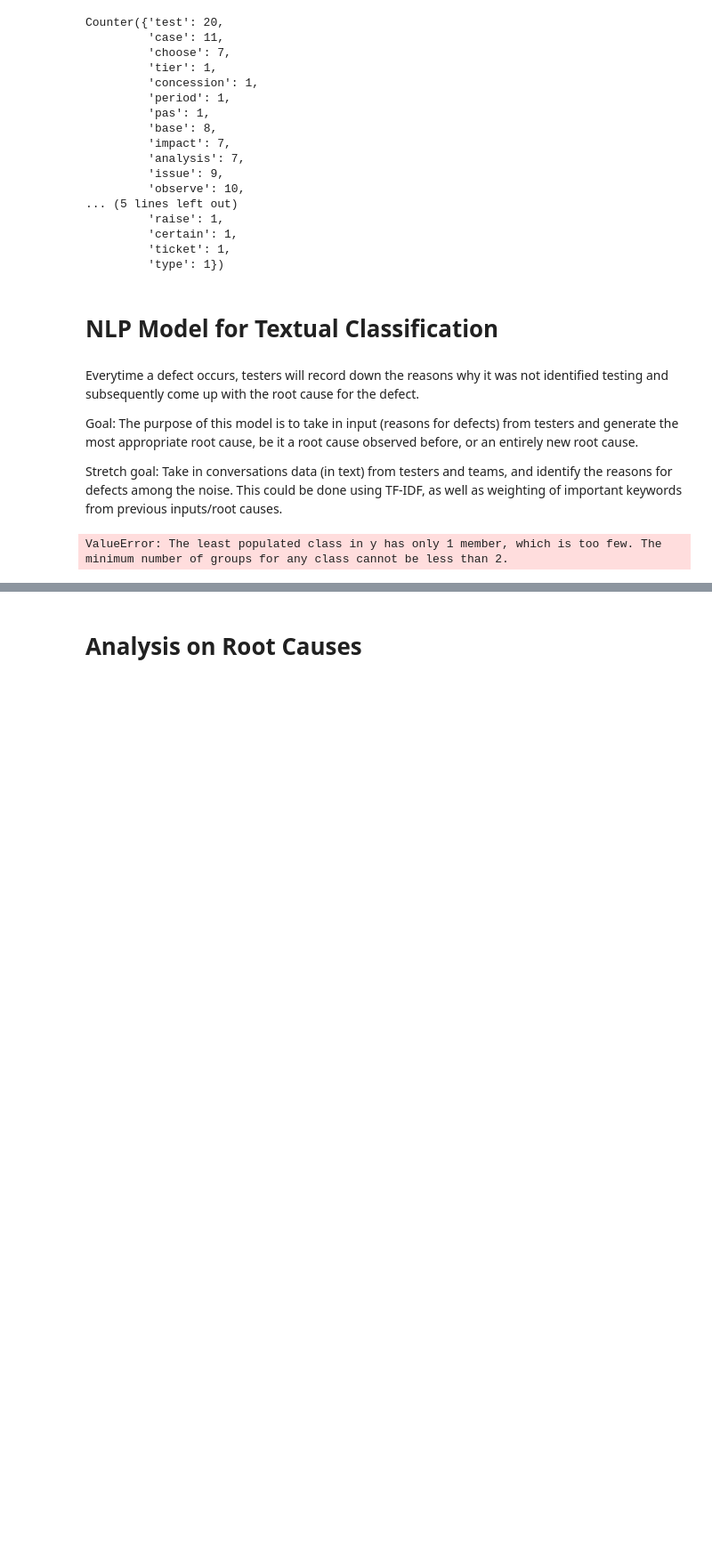
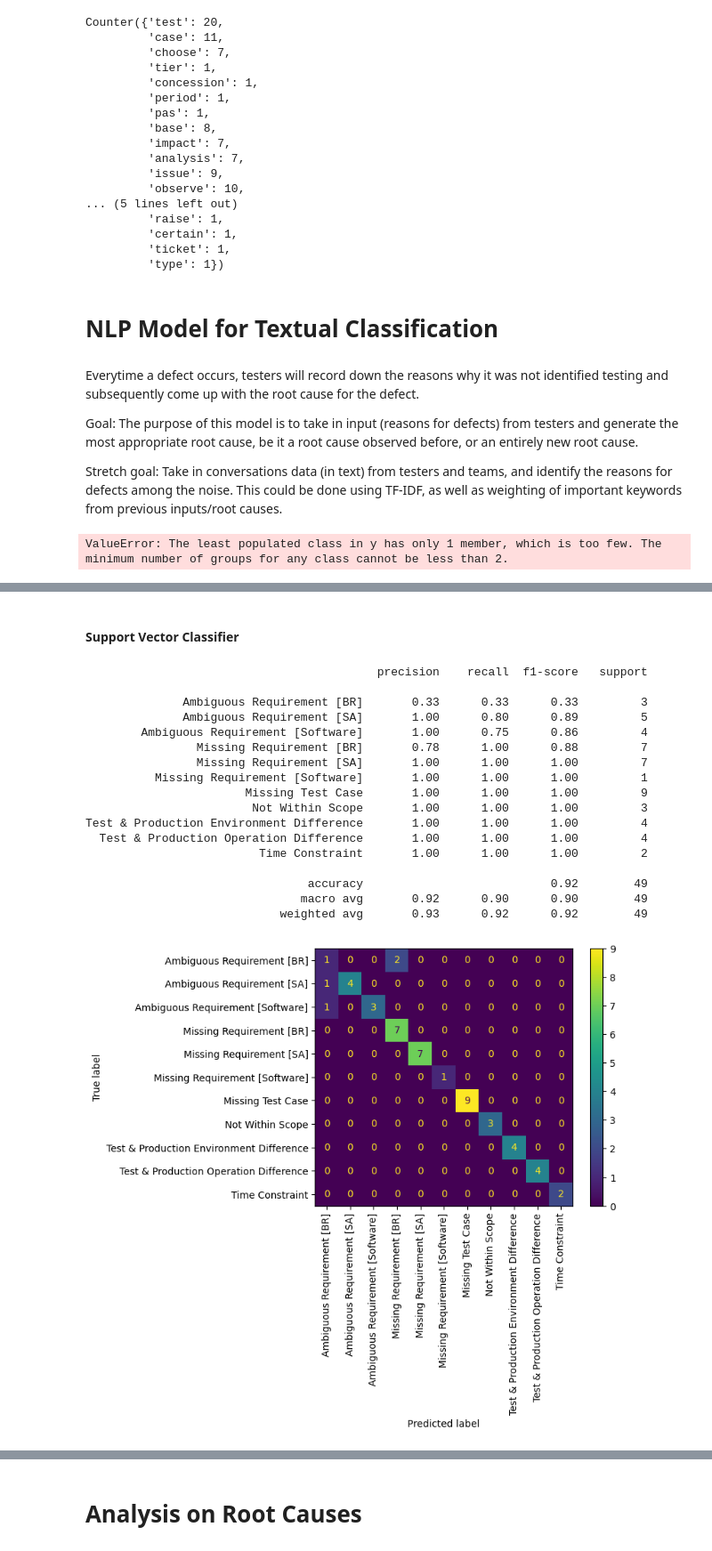
Before and after one commit to malcolmsng/BT4103, a Jupyter notebook: model.ipynb, the cells around one changed output, grey strips where cells are left out. Shown: that part at 89% size. Saved outputs shown, nothing was run; the diff lists cells and outputs as text; code cells hidden in the pictures; blank space fills up the shorter version.

Commit message:
TF-IDF vectorisation, SVC & Naive Bayes basic implementation

```diff
--- a/model.ipynb
+++ b/model.ipynb
@@ -315,0 +323,4 @@ print('Mean Accuracy: %.3f (%.3f)' % (np.mean(n_scores), np.std(n_scores)))
+# %%
+pseudo_data = pd.read_excel("./data/pseudo_data.xlsx")
+pseudo_df = pd.DataFrame(pseudo_data)
+pseudo_df
@@ -315,0 +341,3 @@ print('Mean Accuracy: %.3f (%.3f)' % (np.mean(n_scores), np.std(n_scores)))
+# %%
+pseudo_df['Processed Text'] = pseudo_df['Why defect was not identified during testing?'].apply(lambda x: processText(x))
+pseudo_df
@@ -315,0 +358,39 @@ print('Mean Accuracy: %.3f (%.3f)' % (np.mean(n_scores), np.std(n_scores)))
+# %%
+X_train, X_test, y_train, y_test = train_test_split(pseudo_df["Processed Text"], pseudo_df["Primary Root Cause Classification #3"], test_size=0.2, shuffle=True)
+# %%
+#Tf-Idf vectorization
+tfidf_vectorizer = TfidfVectorizer(use_idf = True)
+X_train_tfidf = tfidf_vectorizer.fit_transform(X_train)
+X_test_tfidf = tfidf_vectorizer.transform(X_test)
+# %% [markdown]
+#### Support Vector Classifier
+# %%
+svc = SVC(kernel = 'linear', C = 5) #maximum of 5 mis-classification allowed
+svc.fit(X_train_tfidf, y_train)
+svc_y_pred = svc.predict(X_test_tfidf)
+
+svc_cr = classification_report(y_test, svc_y_pred)
+print(svc_cr)
+
+ConfusionMatrixDisplay.from_predictions(y_test, svc_y_pred)
+plt.xticks(rotation=90)
+plt.show()
+# %% [output]
+                                          precision    recall  f1-score   support
+
+              Ambiguous Requirement [BR]       0.33      0.33      0.33         3
+              Ambiguous Requirement [SA]       1.00      0.80      0.89         5
+        Ambiguous Requirement [Software]       1.00      0.75      0.86         4
+                Missing Requirement [BR]       0.78      1.00      0.88         7
+                Missing Requirement [SA]       1.00      1.00      1.00         7
+          Missing Requirement [Software]       1.00      1.00      1.00         1
+                       Missing Test Case       1.00      1.00      1.00         9
+                        Not Within Scope       1.00      1.00      1.00         3
+Test & Production Environment Difference       1.00      1.00      1.00         4
+  Test & Production Operation Difference       1.00      1.00      1.00         4
+                         Time Constraint       1.00      1.00      1.00         2
+
+                                accuracy                           0.92        49
+                               macro avg       0.92      0.90      0.90        49
+                            weighted avg       0.93      0.92      0.92        49
+[figure, added]
```
Also changed, not shown: parts of 10 cells of this notebook, 1 other file.
